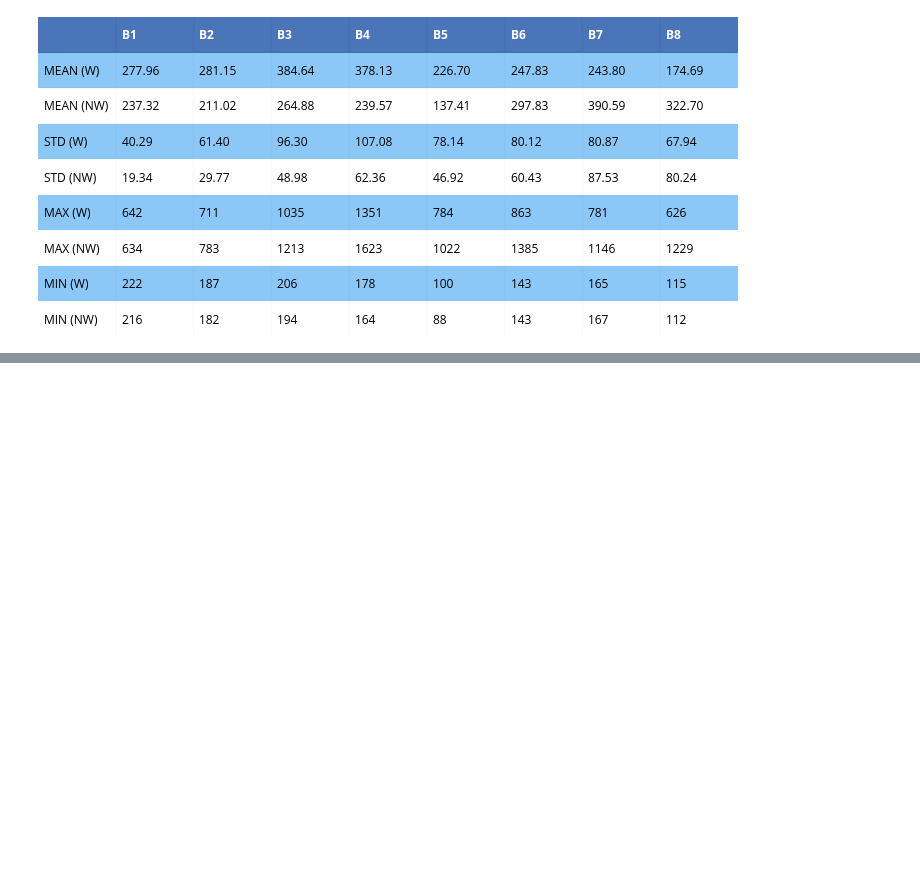
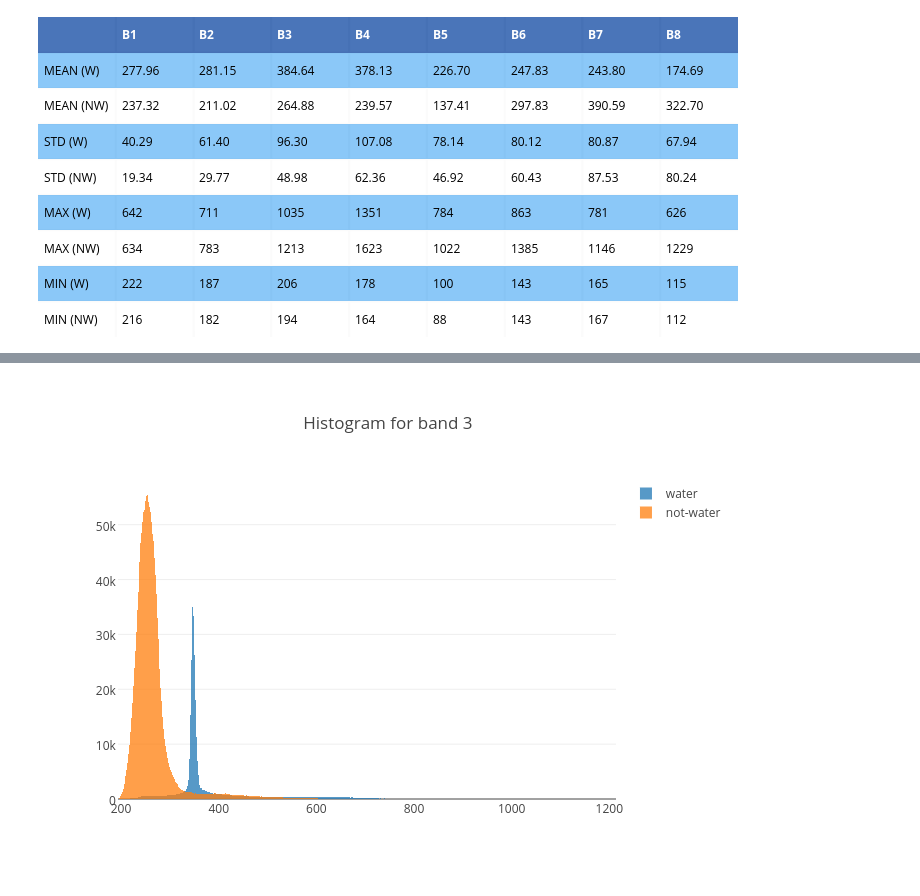
Before and after one commit to junjchen/jarvis, a Jupyter notebook: water_body_extraction/script.ipynb, the cells around one changed output, grey strips where cells are left out. Saved outputs shown, nothing was run; the diff lists cells and outputs as text; code cells hidden in the pictures; blank space fills up the shorter version.

```diff
--- a/water_body_extraction/script.ipynb
+++ b/water_body_extraction/script.ipynb
@@ -150,0 +164,5 @@ py.image.ishow(fig)
+# %%
+# band 3
+plot_histogram_for_band(3)
+# %% [output]
+[figure, added]
```
Also changed, not shown: parts of 15 cells of this notebook.
